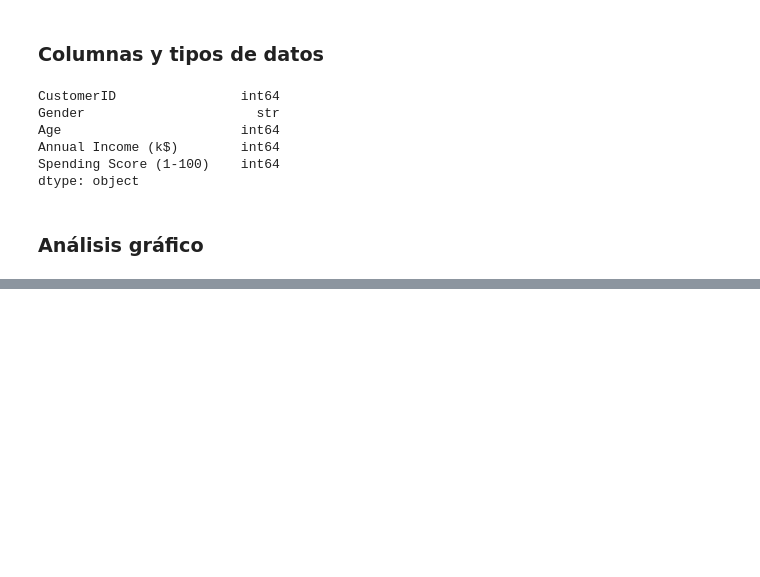
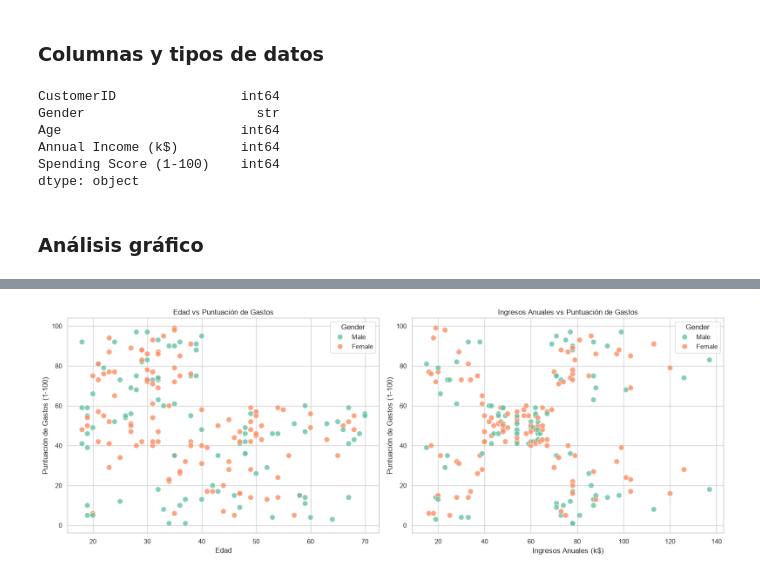
Before and after one commit to CarlosM2304/K-Means-Customer-Clustering, a Jupyter notebook: Untitled-1.ipynb, the cells around one changed output, grey strips where cells are left out. Drawn from its saved outputs; the diff is of its cells as text; code cells hidden in the pictures; blank space fills up the shorter version.

```diff
--- a/Untitled-1.ipynb
+++ b/Untitled-1.ipynb
@@ -79,0 +81,23 @@ dtype: object
+# %%
+# Gráficos de dispersión para visualizar la relación entre las variables numéricas
+
+fig, axes = plt.subplots(1, 2, figsize=(16, 6))
+
+# Age vs Spending Score
+sns.scatterplot(data=df, x='Age', y='Spending Score (1-100)',
+                hue='Gender', palette='Set2', s=80, alpha=0.8, ax=axes[0])
+axes[0].set_title('Edad vs Puntuación de Gastos')
+axes[0].set_xlabel('Edad')
+axes[0].set_ylabel('Puntuación de Gastos (1-100)')
+
+# Annual Income vs Spending Score
+sns.scatterplot(data=df, x='Annual Income (k$)', y='Spending Score (1-100)',
+                hue='Gender', palette='Set2', s=80, alpha=0.8, ax=axes[1])
+axes[1].set_title('Ingresos Anuales vs Puntuación de Gastos')
+axes[1].set_xlabel('Ingresos Anuales (k$)')
+axes[1].set_ylabel('Puntuación de Gastos (1-100)')
+
+plt.tight_layout()
+plt.show()
+# %% [output]
+[figure, added]
```
Also changed, not shown: parts of 8 cells of this notebook, 1 other file.
